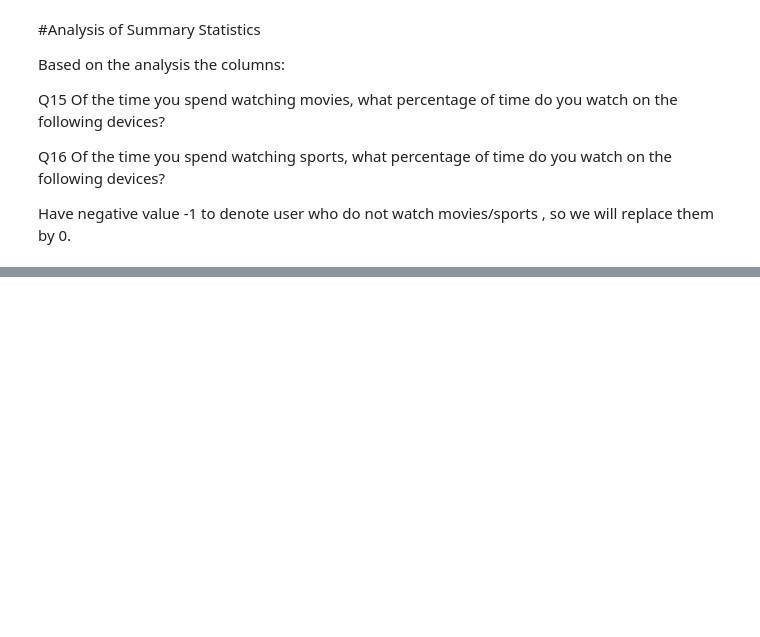
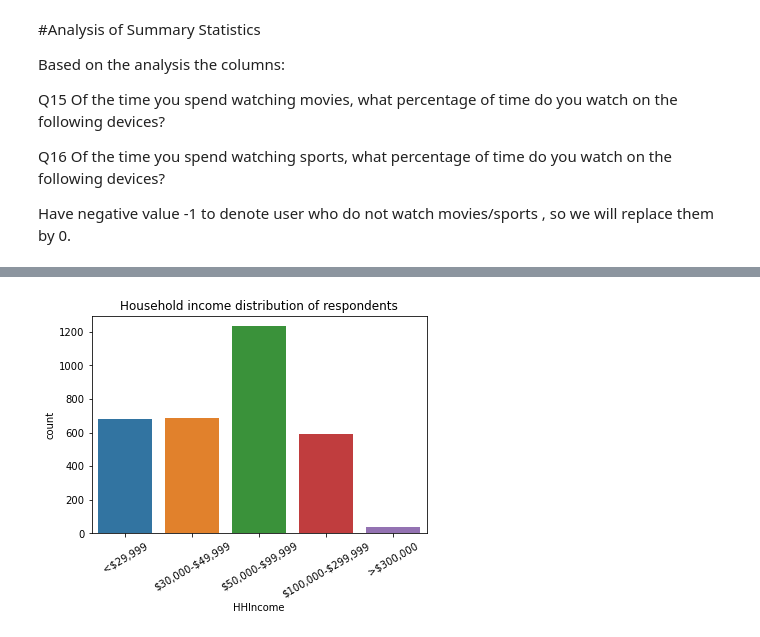
Before and after one commit to aud-z/DeloitteDigitalDemocracy, a Jupyter notebook: DSPM_v1.ipynb, the cells around one changed output, grey strips where cells are left out. Saved outputs shown, nothing was run; the diff lists cells and outputs as text; code cells hidden in the pictures; blank space fills up the shorter version.

```diff
--- a/DSPM_v1.ipynb
+++ b/DSPM_v1.ipynb
@@ -483,0 +431,9 @@ sns.heatmap(df2_doubleInternet.corr(), annot=True, mask=matrix,fmt='.1g',vmin=-1
+# %%
+sns.countplot(x='HHIncome', data=df2).set_title("Household income distribution of respondents")
+positions = (0, 1, 2, 3, 4)
+labels = ('<$29,999', '\$30,000-\$49,999', '\$50,000-\$99,999', '\$100,000-\$299,999', '>$300,000')
+plt.xticks(positions, labels)
+plt.xticks(rotation = 30)
+plt.show()
+# %% [output]
+[figure, added]
```
Also changed, not shown: parts of 44 cells of this notebook.
